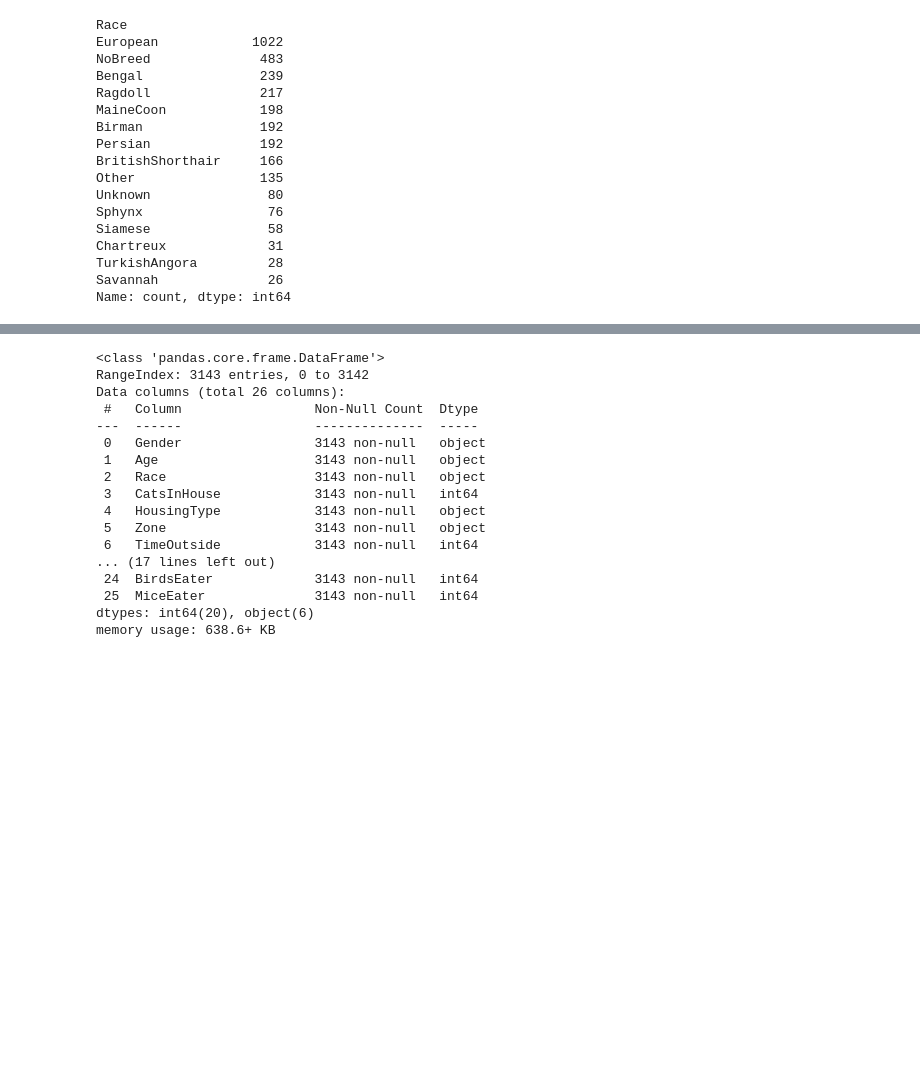
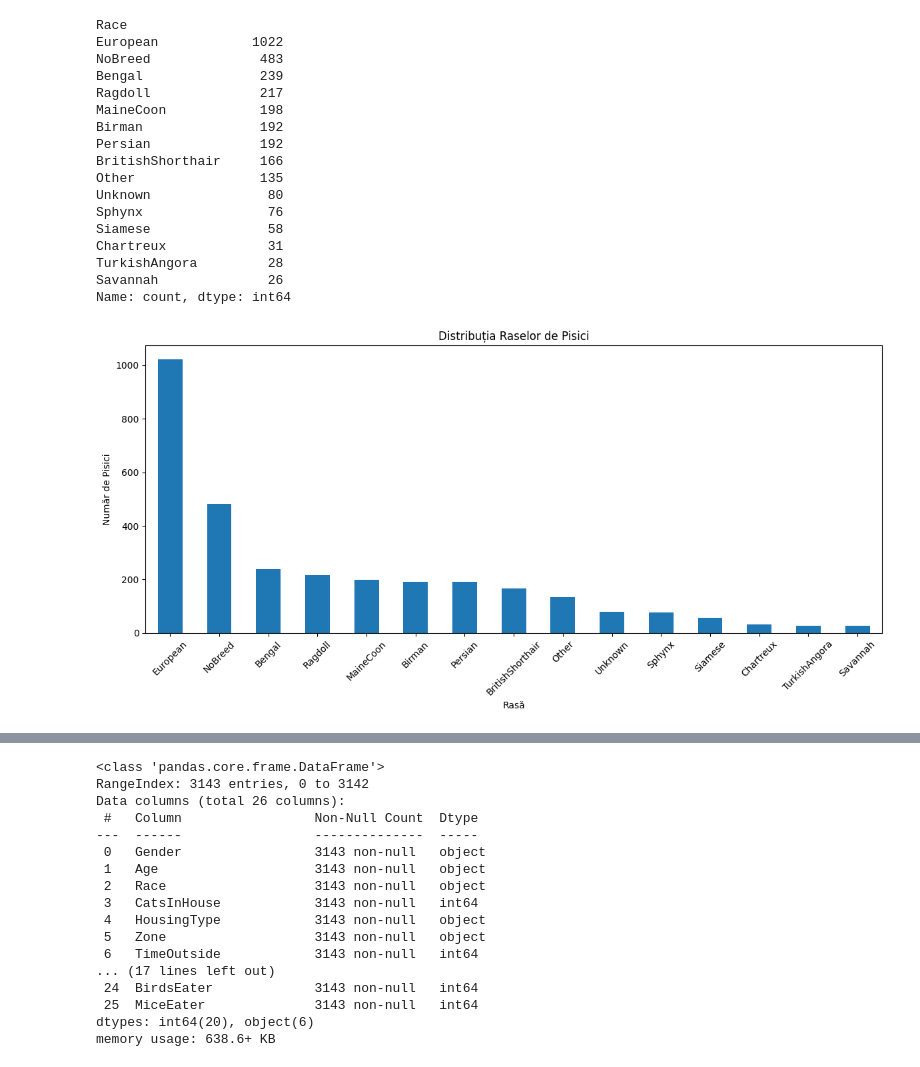
Before and after one commit to zaramihnea/Catology, a Jupyter notebook: Preprocessing/homework1.ipynb, the cells around one changed output, grey strips where cells are left out. Cells and saved outputs as stored; diff of their text form; code cells hidden in the pictures; blank space fills up the shorter version.

```diff
--- a/Preprocessing/homework1.ipynb
+++ b/Preprocessing/homework1.ipynb
@@ -24,7 +24,8 @@ Index(['Gender', 'Age', 'Race', 'CatsInHouse', 'HousingType', 'Zone',
       dtype='object')
 # %%
 print(f'Distinct values: {len(df['Race'].value_counts())}')
-df['Race'].value_counts()
+race_distribution = df['Race'].value_counts()
+race_distribution
 # %% [output]
 Distinct values: 15
 Race
@@ -44,6 +45,19 @@ Chartreux             31
 TurkishAngora         28
 Savannah              26
 Name: count, dtype: int64
+# %%
+import matplotlib.pyplot as plt
+
+plt.figure(figsize=(12, 6))
+race_distribution.plot(kind='bar')
+plt.title('Distribuția Raselor de Pisici')
+plt.xlabel('Rasă')
+plt.ylabel('Număr de Pisici')
+plt.xticks(rotation=45)
+plt.tight_layout()
+plt.show()
+# %% [output]
+[figure, added]
 # %%
 race_to_analyze = input('What race do you want to analyze? \"All\" is a option')
 print(f'Race chosen: {race_to_analyze}')
```
Also changed, not shown: parts of 30 cells of this notebook, 1 other file.
